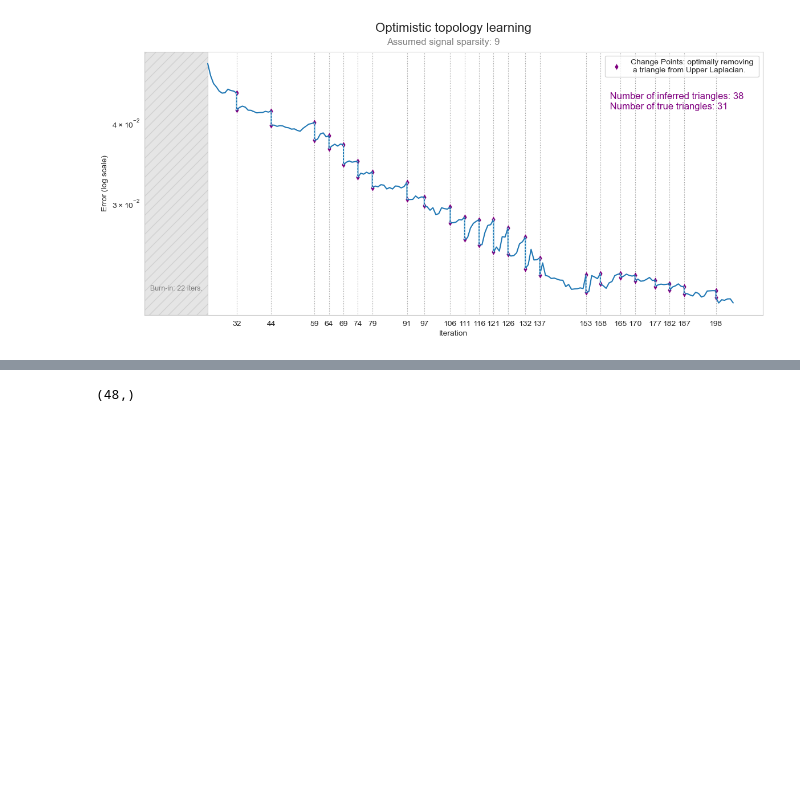
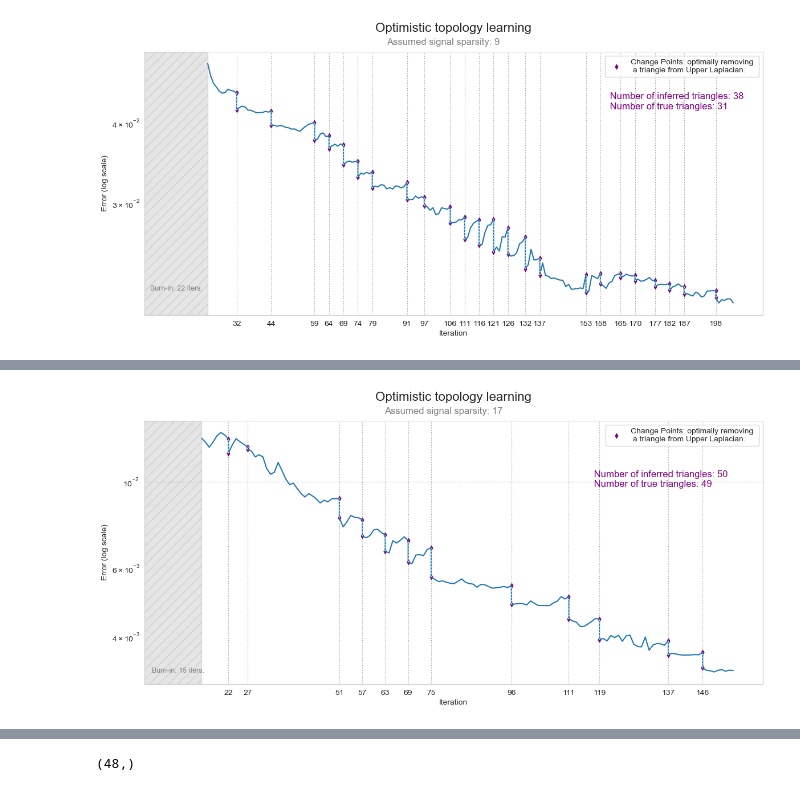
Before and after one commit to Engrima18/TSP-DictionaryLearning, a Jupyter notebook: tmp_coloring.ipynb, the cells around one changed output, grey strips where cells are left out. Drawn from its saved outputs; the diff is of its cells as text; code cells hidden in the pictures; blank space fills up the shorter version.

Commit message:
Starting model refactoring (goal: a class)

```diff
--- a/tmp_coloring.ipynb
+++ b/tmp_coloring.ipynb
@@ -3,7 +3,7 @@ from tsplearn import *
 import numpy as np
 import pandas as pd
 
-prob_T=1.
+prob_T=0.97
 
 # Load the graph
 G = EnhancedGraph(n=40, p_edges=0.162, p_triangles=prob_T, seed=0)
@@ -26,7 +26,7 @@ M =  L.shape[0]
 
 
 # Problem and Dictionary Dimensionalities
-dictionary_type="edge_laplacian"
+dictionary_type="separated"
 m_train = 150 # Number of Train Signals
 m_test = 80 # Number of Test Signal
 P = 3 # Number of Kernels (Sub-dictionaries)
@@ -352,8 +381,9 @@ s = 8
+# %%
+s = 8
+c = c_true[s]
+epsilon = epsilon_true[s]
+k0 = K0_coll[4]
 # %%
-c = c_true[s]
-epsilon = epsilon_true[s]
-k0 = K0_coll[1]
-
 D0, X0 = init_dict(Lu, Ld, P, J, Y_train[:, :, s], k0, dictionary_type, c, epsilon, only="only_X")
 
 min_error_train_norm, min_error_test_norm, h_opt, X_opt_test, X_opt_train = topological_dictionary_learn(Y_train[:,:,s], Y_test[:,:,s],
@@ -622,0 +697,67 @@ plt.show()
+# %%
+import seaborn as sns
+import matplotlib.pyplot as plt
+import warnings
+
+warnings.filterwarnings('ignore')
+
+burn_in = 0.65
+start_iter = 0
+end_iter = 0
+change_points = []
+change_points_y1 = []
+change_points_y2 = []
+burn_in_iter = 0
+his=[]
+xx = []
+for i,h in enumerate(history):
+    if i == 0:
+        burn_in_iter=int(np.ceil(burn_in*len(h)))
+    his+=h
+    end_iter += len(h)-1
+    tmp = range(start_iter, end_iter+1)
+    xx += tmp
+    start_iter = end_iter
+    change_points.append(end_iter)
+    change_points_y1.append(h[-1])
+    change_points_y2.append(h[0])
+
+plt_data = pd.DataFrame({'y':his[burn_in_iter:],
+                   'x':xx[burn_in_iter:]})
+
+change_points = np.array(change_points[:-1])
+change_points_y1 = np.array(change_points_y1[:-1])
+change_points_y2 = np.array(change_points_y2[1:])
+# change_points_y = plt_data[plt_data['x'].isin(change_points)].y.to_numpy()[np.arange(0, len(change_points), 1)]
+
+plt.figure(figsize=(14, 6))
+sns.set_style("whitegrid", {"grid.color": ".6", "grid.linestyle": ":"})
+
+my_plt = sns.lineplot(x=plt_data['x'],y=plt_data['y'], estimator=None, sort=False)
+
+# Change-points
+sns.scatterplot(x=np.hstack([change_points, change_points]),
+                 y=np.hstack([change_points_y1, change_points_y2]),
+                 label='Change Points: optimally removing \n a triangle from Upper Laplacian.',
+                 color='purple', marker='d')
+
+plt.vlines(x=change_points, color='lightblue', linestyle='dotted',
+           ymax=change_points_y1, ymin=change_points_y2)
+
+# Burn-in area
+plt.axvspan(0, burn_in_iter, color='grey', alpha=0.2, hatch='//')
+
+my_plt.set_title(f'Optimistic topology learning',fontsize=16, pad=25)
+plt.suptitle(f'Assumed signal sparsity: {k0}', fontsize=12, color='gray', x=0.5, y=0.92)
+plt.text(y=plt_data.y.iloc[0]*0.25, x=2, s=f'Burn-in: {burn_in_iter} iters.', fontsize=9, color='gray')
+plt.text(s=f' Number of inferred triangles: {nu - change_points.shape[0]} \n Number of true triangles: {nu-T}',
+         y=plt_data.y.iloc[0]*0.75, x=len(his)*0.7, fontsize=12, color='purple')
+my_plt.set_xlabel('Iteration')
+my_plt.set_ylabel('Error (log scale)')
+plt.xticks(change_points)
+plt.yticks([])
+plt.xlim(left=0)
+plt.yscale('log')
+plt.show()
+# %% [output]
+[figure, added]
```
Also changed, not shown: parts of 13 cells of this notebook, 14 other files.
